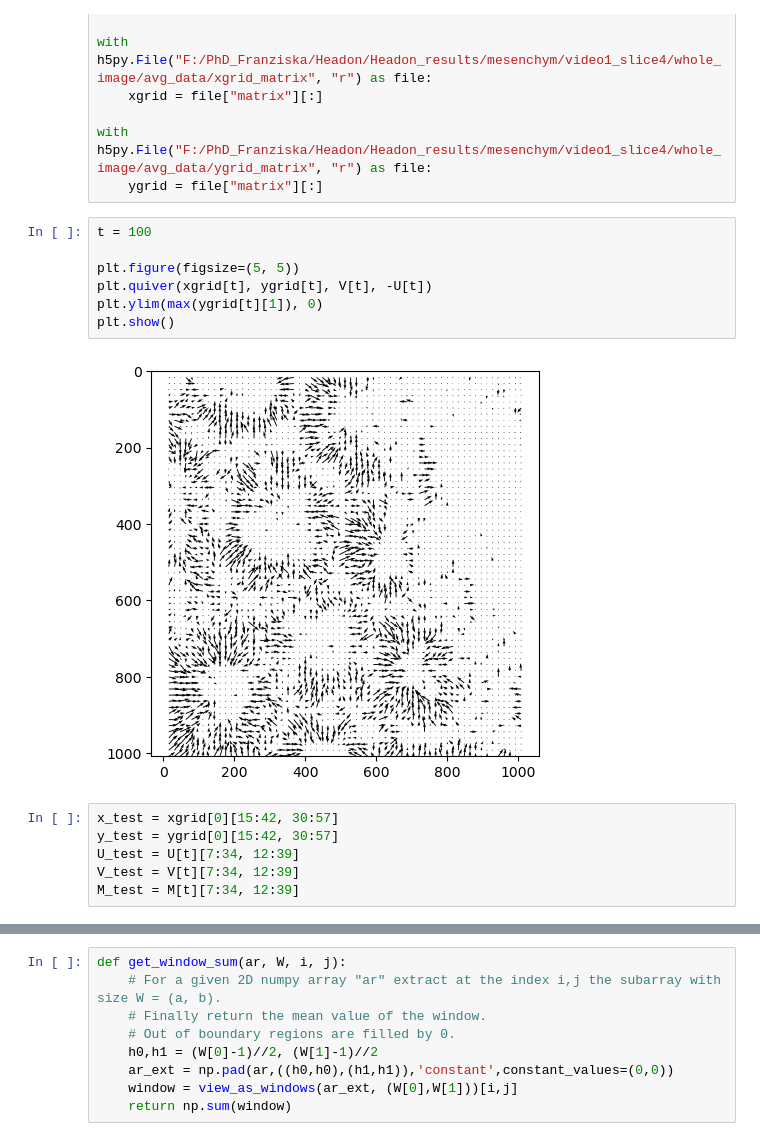
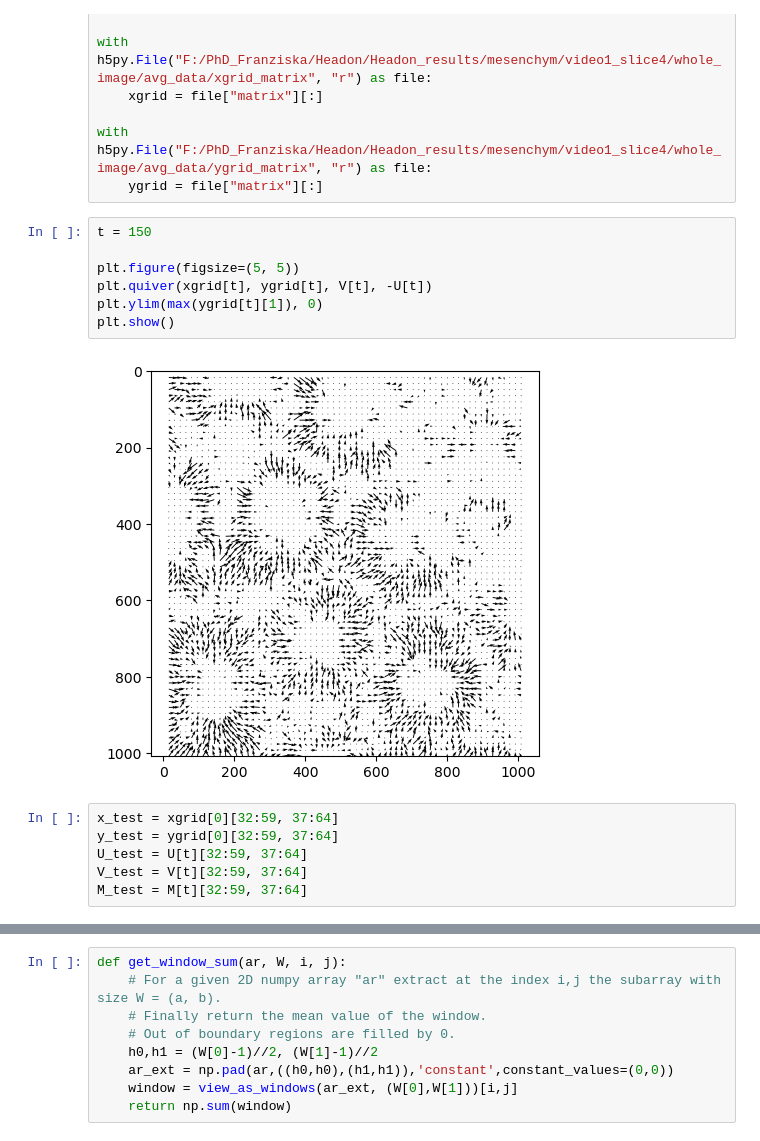
Before and after one commit to rzhou-space/PIV_analysis_headon_data, a Jupyter notebook: mesenchym_analysis.ipynb, the cells around one changed output, grey strips where cells are left out. Drawn from its saved outputs; the diff is of its cells as text.

```diff
--- a/mesenchym_analysis.ipynb
+++ b/mesenchym_analysis.ipynb
@@ -24,20 +24,20 @@ with h5py.File("F:/PhD_Franziska/Headon/Headon_results/mesenchym/video1_slice4/w
 with h5py.File("F:/PhD_Franziska/Headon/Headon_results/mesenchym/video1_slice4/whole_image/avg_data/ygrid_matrix", "r") as file:
     ygrid = file["matrix"][:]
 # %%
-t = 100
+t = 150
 
 plt.figure(figsize=(5, 5))
 plt.quiver(xgrid[t], ygrid[t], V[t], -U[t])
 plt.ylim(max(ygrid[t][1]), 0)
 plt.show()
 # %% [output]
-[figure, old version]
+[figure, new version]
 # %%
-x_test = xgrid[0][15:42, 30:57]
-y_test = ygrid[0][15:42, 30:57]
-U_test = U[t][7:34, 12:39]
-V_test = V[t][7:34, 12:39]
-M_test = M[t][7:34, 12:39]
+x_test = xgrid[0][32:59, 37:64]
+y_test = ygrid[0][32:59, 37:64]
+U_test = U[t][32:59, 37:64]
+V_test = V[t][32:59, 37:64]
+M_test = M[t][32:59, 37:64]
 # %%
 plt.quiver(x_test, y_test, V_test, -U_test)
 plt.gca().invert_yaxis()
```
Also changed, not shown: parts of 21 cells of this notebook.
